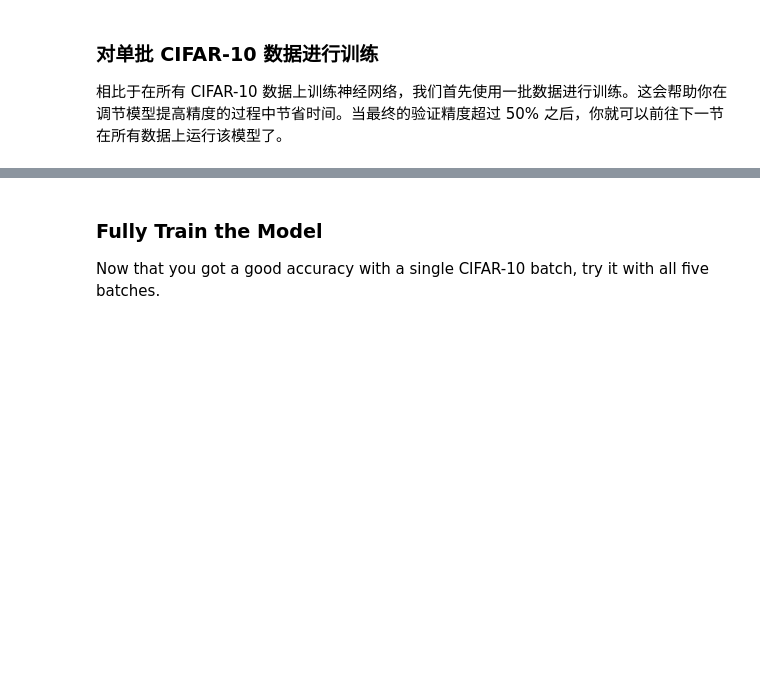
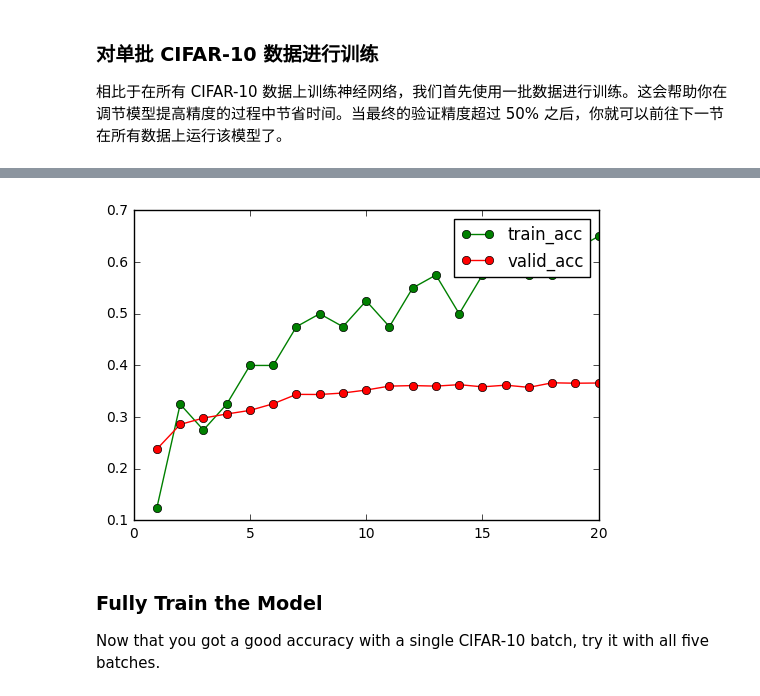
Before and after one commit to cchao1031/ML-nanodegree, a Jupyter notebook: image_classification/image_classification_ZH-CN.ipynb, the cells around one changed output, grey strips where cells are left out. Drawn from its saved outputs; the diff is of its cells as text; code cells hidden in the pictures; blank space fills up the shorter version.

```diff
--- a/image_classification/image_classification_ZH-CN.ipynb
+++ b/image_classification/image_classification_ZH-CN.ipynb
@@ -603,6 +610,8 @@ def train_neural_network(session, optimizer, keep_probability, feature_batch, la
     : label_batch: Batch of Numpy label data
     """
     # TODO: Implement Function
+    session.run(optimizer, feed_dict={x:feature_batch, y:label_batch, keep_prob:keep_probability})
+
     pass
 
 
@@ -628,7 +639,11 @@ def print_stats(session, feature_batch, label_batch, cost, accuracy):
     : accuracy: TensorFlow accuracy function
     """
     # TODO: Implement Function
-    pass
+    loss, acc = session.run([cost, accuracy], feed_dict={x:feature_batch, y:label_batch, keep_prob:1.})
+    valid_acc = session.run(accuracy, feed_dict={x: valid_features, y: valid_labels, keep_prob:1.})
+    print('Batch Loss:%.6f, Training Accuracy:%.5f, Validation Accuracy:%.5f' %(loss, acc, valid_acc))
+
+    return acc, valid_acc
 # %% [markdown]
 ### Hyperparameters
 Tune the following parameters:
@@ -652,9 +667,9 @@ Tune the following parameters:
 * 设定 `keep_probability` 为在 dropout 过程中保留一个节点的概率。
 # %%
 # TODO: Tune Parameters
-epochs = None
-batch_size = None
-keep_probability = None
+epochs = 20
+batch_size = 256
+keep_probability = 0.5
 # %% [markdown]
 ### Train on a Single CIFAR-10 Batch
 Instead of training the neural network on all the CIFAR-10 batches of data, let's use a single batch. This should save time while you iterate on the model to get a better accuracy.  Once the final validation accuracy is 50% or greater, run the model on all the data in the next section.
@@ -671,10 +686,17 @@ with tf.Session() as sess:
     # Initializing the variables
     sess.run(tf.global_variables_initializer())
 
+    import matplotlib.pyplot as plt
+    accs = []; valid_accs = []
     # Training cycle
     for epoch in range(epochs):
         batch_i = 1
         for batch_features, batch_labels in helper.load_preprocess_training_batch(batch_i, batch_size):
             train_neural_network(sess, optimizer, keep_probability, batch_features, batch_labels)
         print('Epoch {:>2}, CIFAR-10 Batch {}:  '.format(epoch + 1, batch_i), end='')
-        print_stats(sess, batch_features, batch_labels, cost, accuracy)
+        acc, valid_acc = print_stats(sess, batch_features, batch_labels, cost, accuracy)
+        accs.append(acc); valid_accs.append(valid_acc)
+    fig, ax = plt.subplots()
+    ax.plot(range(1, epochs+1), accs, 'go-', label='train_acc')
+    ax.plot(range(1, epochs+1), valid_accs, 'ro-', label='valid_acc')
+    plt.legend()
@@ -681,3 +721,7 @@ with tf.Session() as sess:
+# %%
+fig
+# %% [output]
+[figure, added]
 # %% [markdown]
 ### Fully Train the Model
 Now that you got a good accuracy with a single CIFAR-10 batch, try it with all five batches.
```
Also changed, not shown: parts of 5 cells of this notebook.
